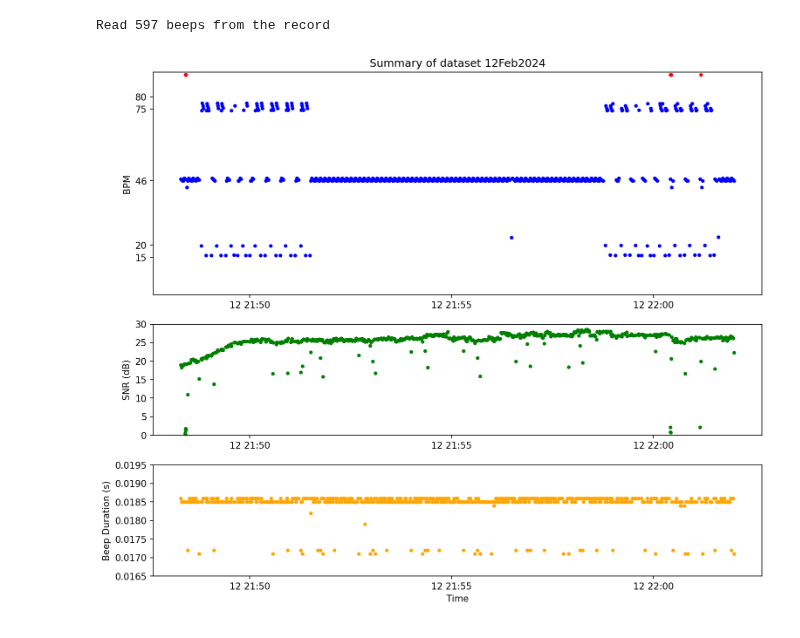
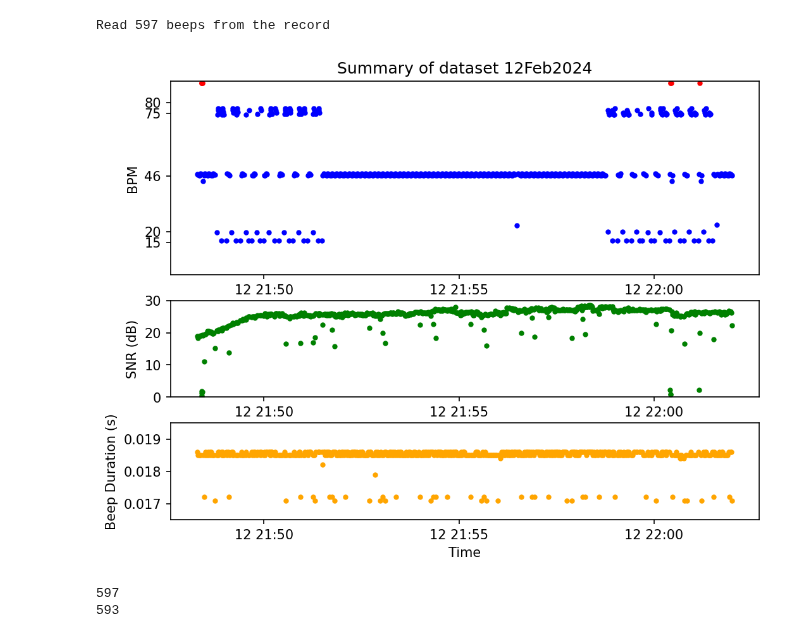
Before and after one commit to bigalnz/test_fft, a Jupyter notebook: notebooks/plot_log.ipynb, the cells around one changed output. Cells and saved outputs as stored; diff of their text form; code cells hidden in the pictures.

Commit message:
notebooks: Added additional plotting to compare beep timing

```diff
--- a/notebooks/plot_log.ipynb
+++ b/notebooks/plot_log.ipynb
@@ -57,33 +59,33 @@ Read 597 beeps from the record
 marker = '.' # 'o'
 linewidth = 0.0
 
-fig, axes = plt.subplots(3, 1, figsize=(12, 10), gridspec_kw={'height_ratios': [2, 1, 1]}, dpi=150)
+fig, axes = plt.subplots(3, 1, figsize=(8, 6), gridspec_kw={'height_ratios': [2, 1, 1]}, dpi=150)
 axes[0].set_title(f'Summary of dataset {recording_name}')
 
 axes[0].plot(dates, bpms, label='BPMs', marker=marker, lw=linewidth, color='blue')
 
 # Find and plot points off the chart
 high_bpm_dates = [date for date, bpm in zip(dates, bpms) if bpm > 90]
 axes[0].plot(high_bpm_dates, [89]*len(high_bpm_dates), label='Errors', marker=marker, lw=linewidth, color='red')
 
 
 axes[0].set_ylabel("BPM")
 axes[0].set_ylim([0, 90])
 axes[0].set_yticks([15, 20, 46, 75, 80])
 
 axes[1].plot(dates, snrs, label='SNRs', marker=marker, lw=linewidth, color='green')
 axes[1].set_ylabel("SNR (dB)")
 axes[1].set_ylim([0, 30])
 
 axes[2].plot(dates, beep_durations, label='Beep Durations', marker=marker, lw=linewidth, color='orange')
 axes[2].set_ylabel("Beep Duration (s)")
 axes[2].set_ylim([0.0165, 0.0195])
 axes[2].set_xlabel('Time')
 
 #plt.grid(True)
 #plt.show()
 
 fig.savefig(path.abspath(path.join(recordings_dir, recording_name, f'{recording_name}_plots.pdf')), format='pdf', bbox_inches='tight')
 fig.savefig(path.abspath(path.join(recordings_dir, recording_name, f'{recording_name}_plots.png')), format='png', bbox_inches='tight')
 # %% [output]
-[figure, old version]
+[figure, new version]
@@ -89,0 +96,11 @@ fig.savefig(path.abspath(path.join(recordings_dir, recording_name, f'{recording_
+# %%
+mag_samples = np.abs(signal)
+match_filtered = sp.signal.convolve(mag_samples, [1]*185, 'valid')
+peaks = sp.signal.find_peaks(match_filtered, prominence=2)[0]
+bpms2 = [(peak2 - peak1) / fs * 60 for (peak1, peak2) in zip(peaks[:-1], peaks[1:])]
+
+print(len(bpms))
+print(len(bpms2))
+# %% [output]
+597
+593
```
Also changed, not shown: parts of 7 cells of this notebook.
